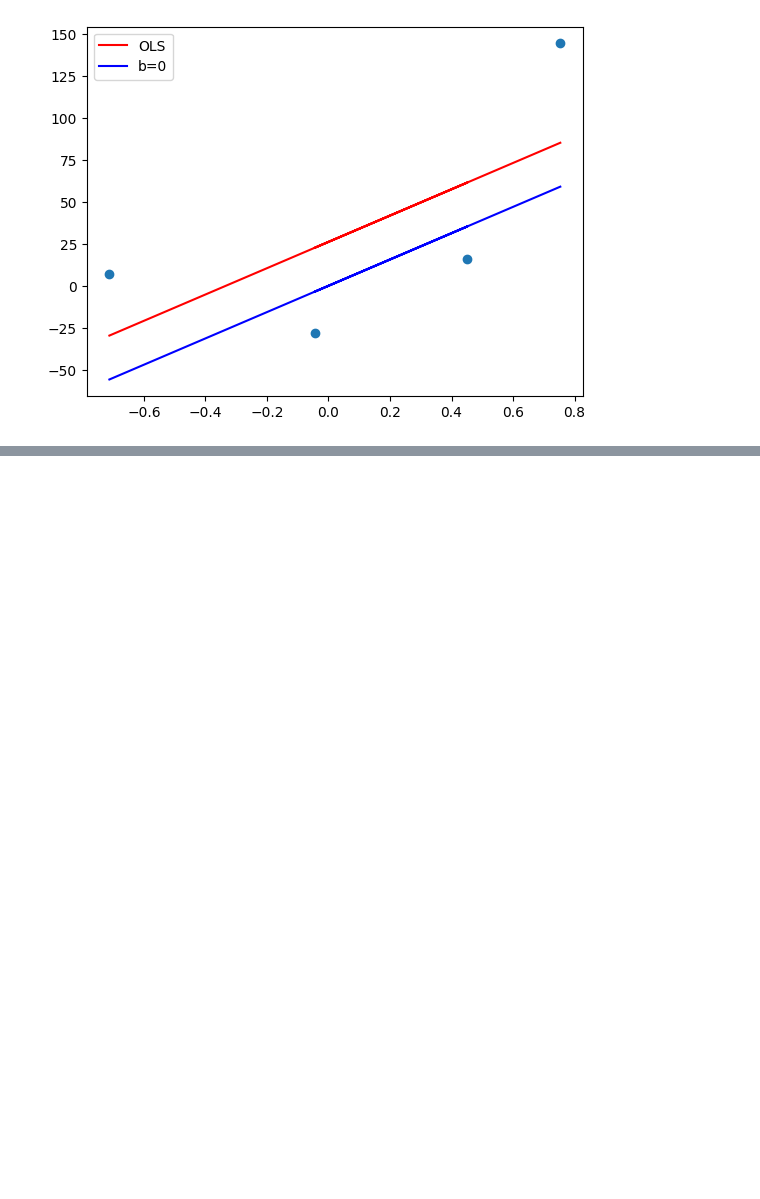
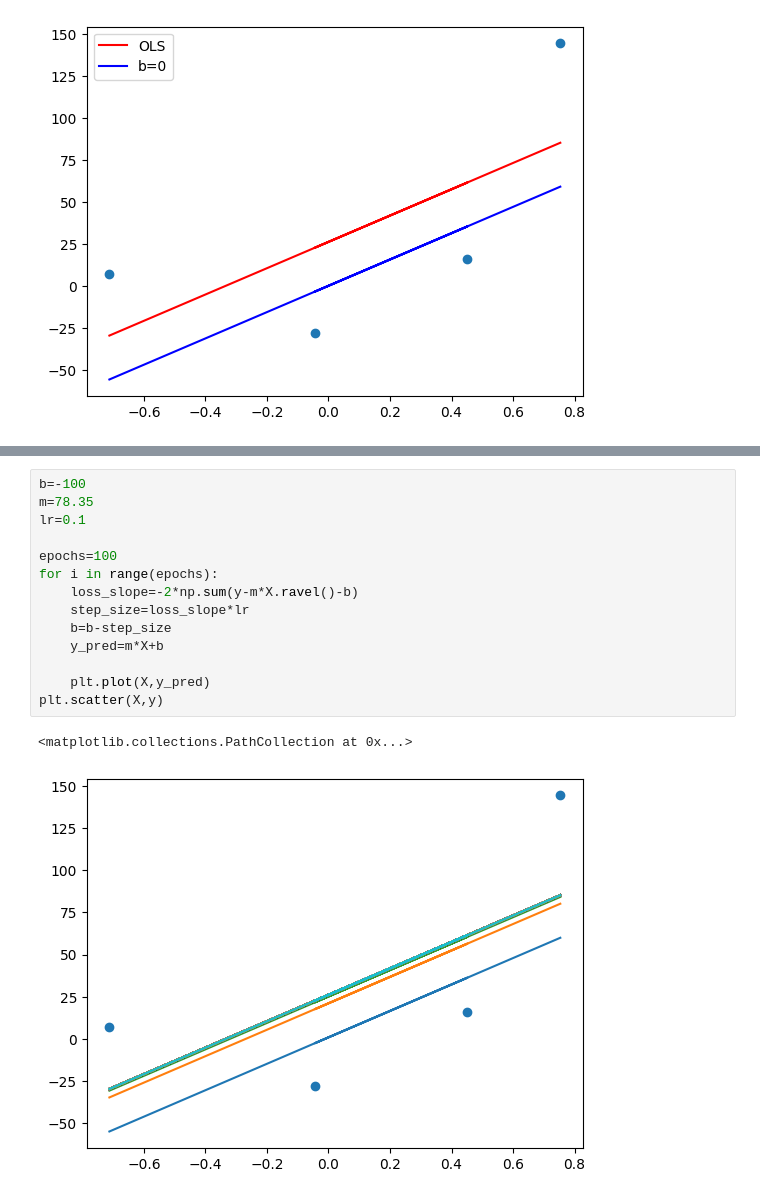
Before and after one commit to gtanish2003/Data-Science, a Jupyter notebook: Gradient Descent/GDfromScratch.ipynb, the cells around one changed output, grey strips where cells are left out. Drawn from its saved outputs; the diff is of its cells as text; blank space fills up the shorter version.

```diff
--- a/Gradient Descent/GDfromScratch.ipynb
+++ b/Gradient Descent/GDfromScratch.ipynb
@@ -52,0 +138,17 @@ plt.show()
+# %%
+b=-100
+m=78.35
+lr=0.1
+
+epochs=100
+for i in range(epochs):
+    loss_slope=-2*np.sum(y-m*X.ravel()-b)
+    step_size=loss_slope*lr
+    b=b-step_size
+    y_pred=m*X+b
+
+    plt.plot(X,y_pred)
+plt.scatter(X,y)
+# %% [output]
+<matplotlib.collections.PathCollection at 0x...>
+[figure, added]
```
Also changed, not shown: parts of 12 cells of this notebook.
